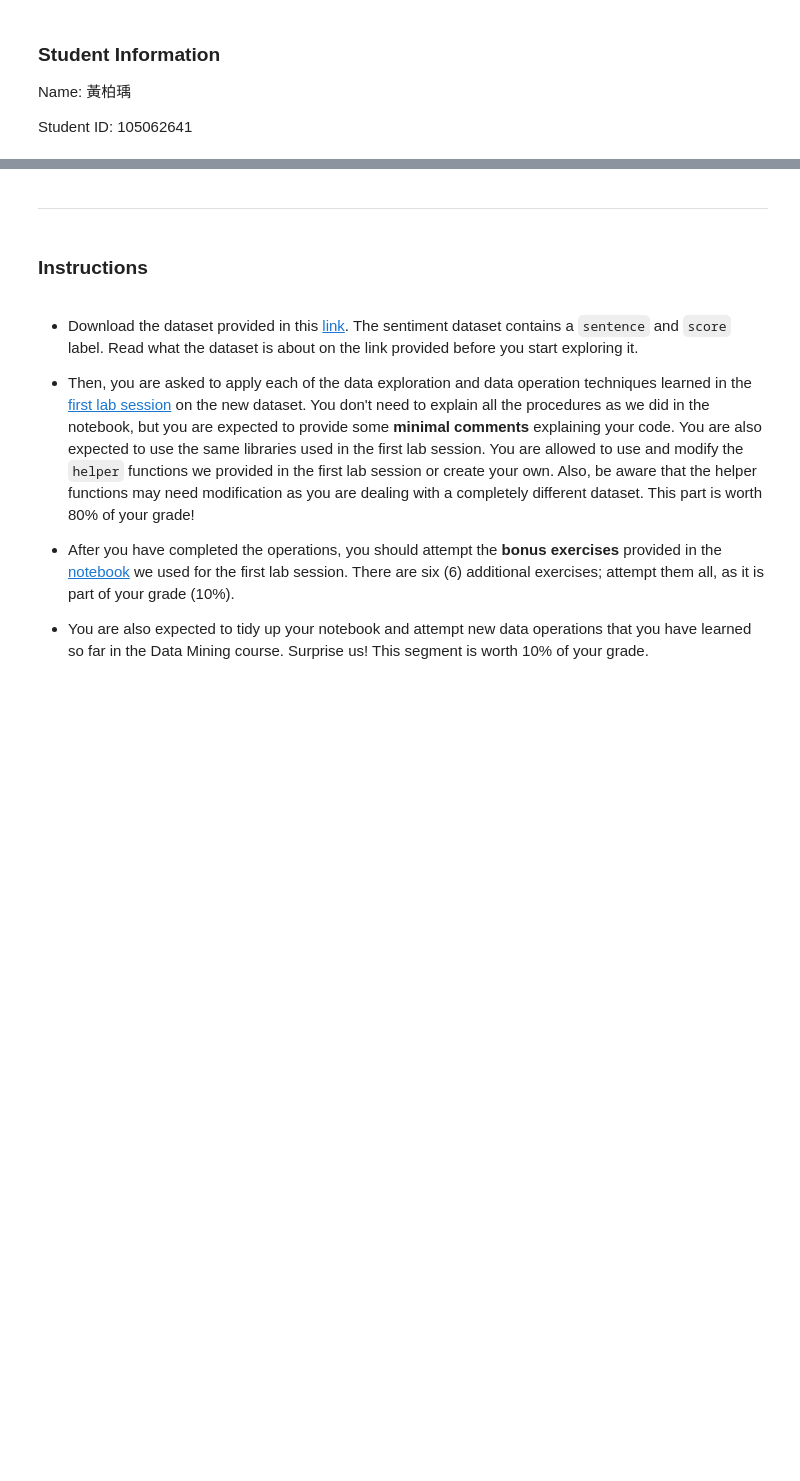
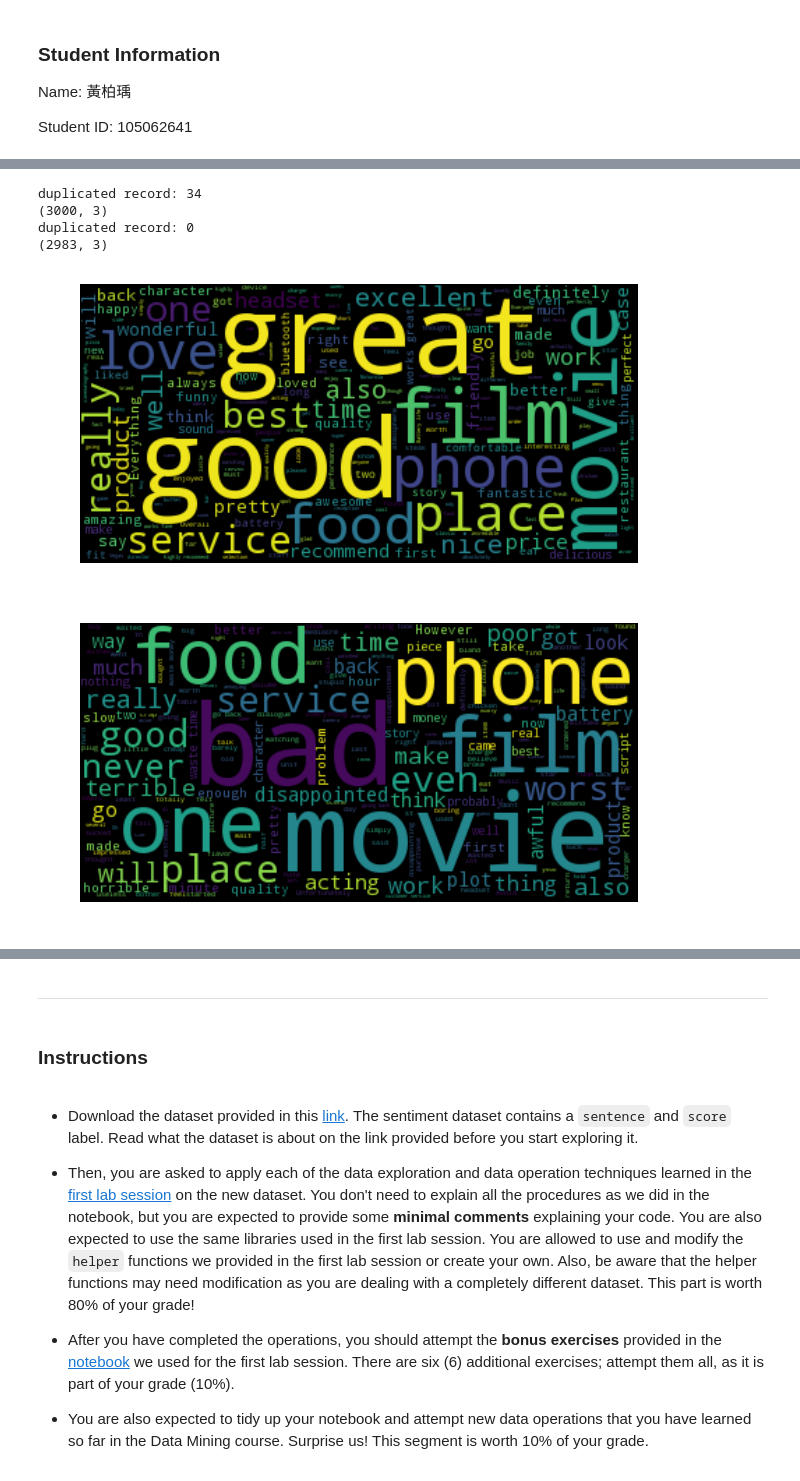
Before and after one commit to good5dog5/data_mining_hw_1, a Jupyter notebook: 黃柏瑀_105062641.ipynb, the cells around one changed output, grey strips where cells are left out. Saved outputs shown, nothing was run; the diff lists cells and outputs as text; code cells hidden in the pictures; blank space fills up the shorter version.

Commit message:
Data preprocess and visualize the data.
1. Eliminate stopword.
2. Extract noun word.
3. plot histogram of postive and negative word frequency.
4. plot word-cloud.

```diff
--- a/黃柏瑀_105062641.ipynb
+++ b/黃柏瑀_105062641.ipynb
@@ -38,3 +28,28 @@ dataset
 # %%
-df = pd.read_csv('./dataset/Sentiment_Labelled_Sentences_Data_Set.csv')
-df.sentence[0]
+semanticDF = pd.read_csv('./dataset/Sentiment_Labelled_Sentences_Data_Set.csv')
+# %%
+# Checkout if duplicated record
+print("duplicated record: "+str(sum(semanticDF.duplicated(keep=False))))
+print(semanticDF.shape)
+#semanticDF[semanticDF.duplicated(keep=False)]
+
+# Remove them
+semanticDF = semanticDF.drop_duplicates()
+print("duplicated record: "+str(sum(semanticDF.duplicated(keep=False))))
+print(semanticDF.shape)
+
+# We can observe that 17 duplicated records been eliminated!
+# %% [output]
+duplicated record: 34
+(3000, 3)
+duplicated record: 0
+(2983, 3)
+# %%
+postive_sentence = (semanticDF['sentence'][semanticDF['label'] == 1])
+negative_sentence = semanticDF['sentence'][semanticDF['label'] == 0]
+
+ta.plot_word_cloud(postive_sentence.to_string())
+ta.plot_word_cloud(negative_sentence.to_string())
+# %% [output]
+[figure, added]
+[figure, added]
```
Also changed, not shown: parts of 6 cells of this notebook.
